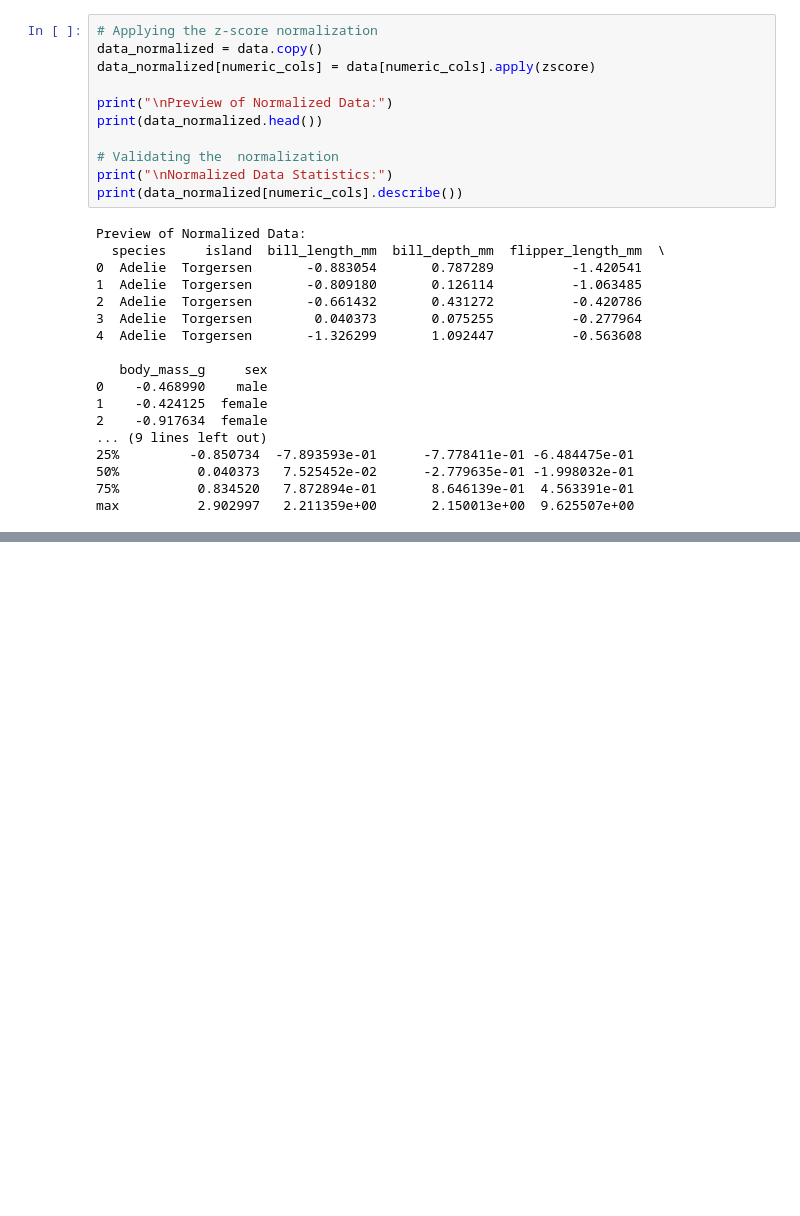
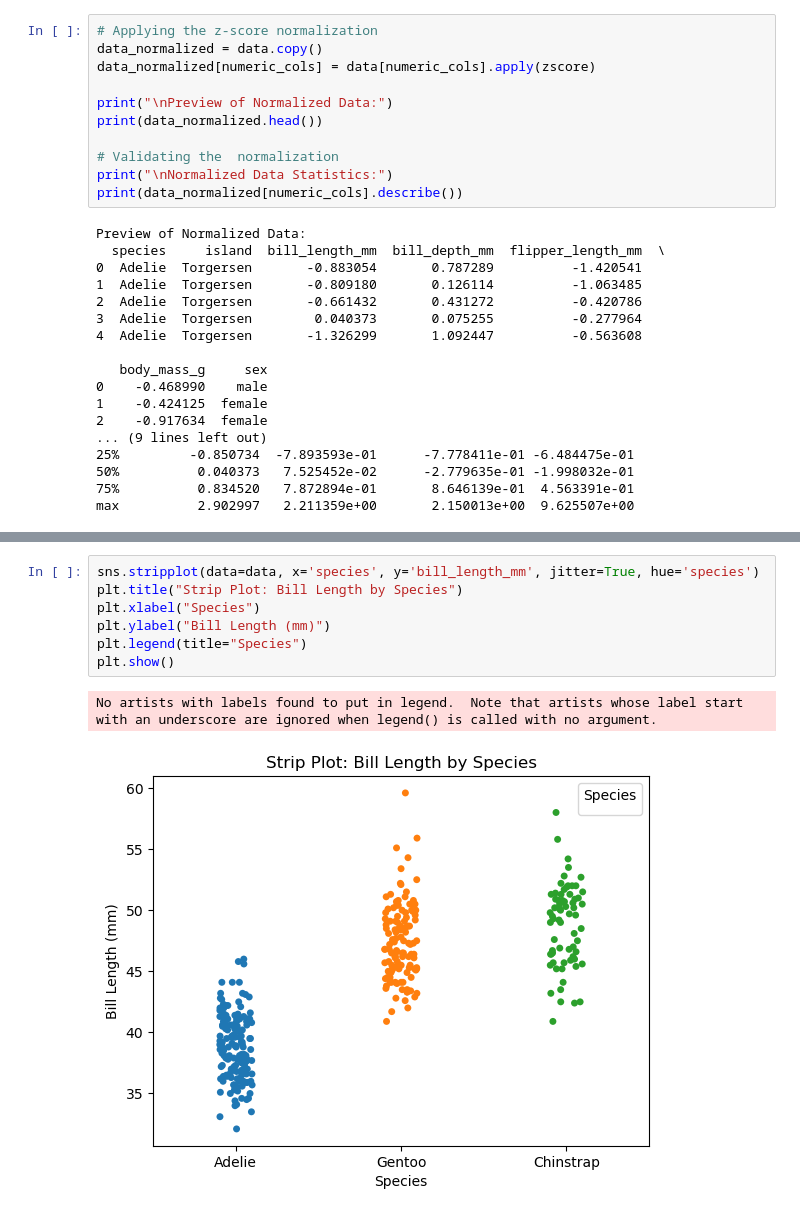
Before and after one commit to mohanraja2509/randomwalk-dataScience-Assignment, a Jupyter notebook: Penguin.ipynb, the cells around one changed output, grey strips where cells are left out. Cells and saved outputs as stored; diff of their text form; blank space fills up the shorter version.

```diff
--- a/Penguin.ipynb
+++ b/Penguin.ipynb
@@ -211,0 +218,10 @@ max          2.902997   2.211359e+00       2.150013e+00  9.625507e+00
+# %%
+sns.stripplot(data=data, x='species', y='bill_length_mm', jitter=True, hue='species')
+plt.title("Strip Plot: Bill Length by Species")
+plt.xlabel("Species")
+plt.ylabel("Bill Length (mm)")
+plt.legend(title="Species")
+plt.show()
+# %% [output]
+No artists with labels found to put in legend.  Note that artists whose label start with an underscore are ignored when legend() is called with no argument.
+[figure, added]
```
Also changed, not shown: parts of 2 cells of this notebook.
